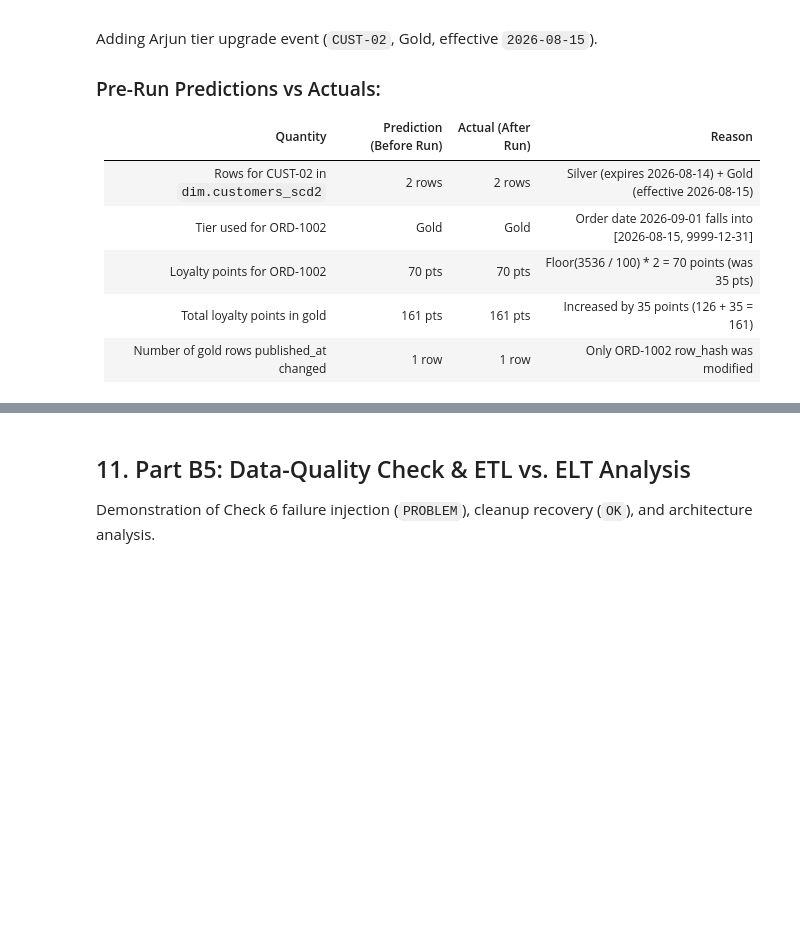
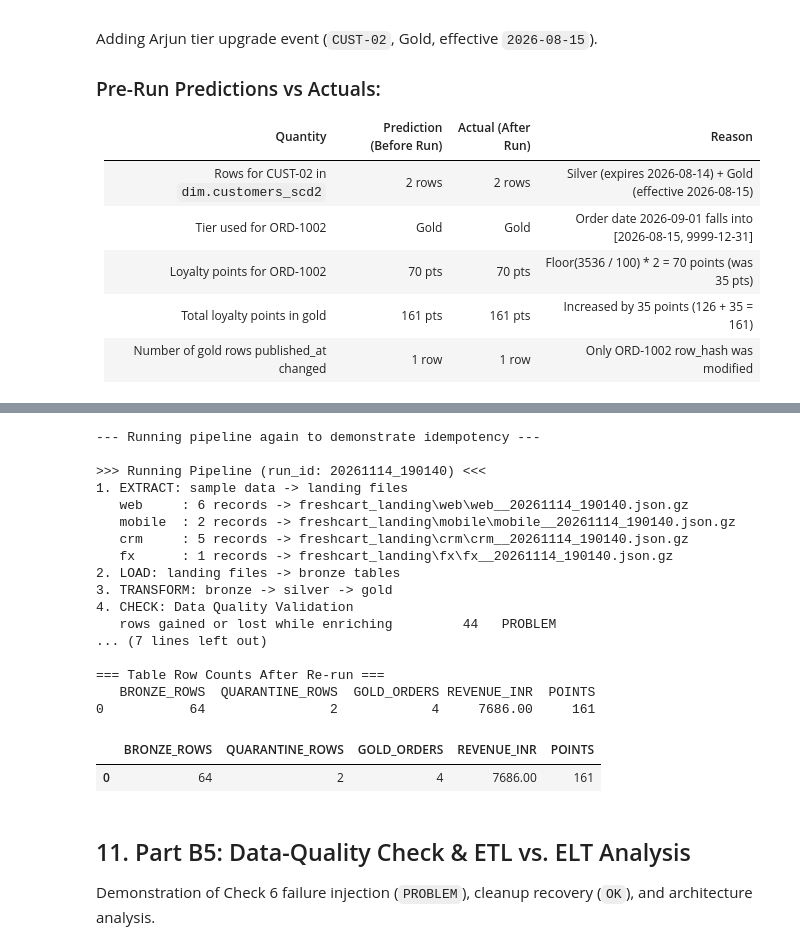
Before and after one commit to teja-0311/freshcart-pipeline, a Jupyter notebook: elt/freshcart_elt.ipynb, the cells around one changed output, grey strips where cells are left out. Cells and saved outputs as stored; diff of their text form; code cells hidden in the pictures; blank space fills up the shorter version.

Commit message:
Add executed master pipeline notebooks, update ELT notebook, and finalize submission deliverables

```diff
--- a/elt/freshcart_elt.ipynb
+++ b/elt/freshcart_elt.ipynb
@@ -775,3 +806,35 @@ Added Arjun Gold event to MOCK_CRM_TIER_EVENTS.
+# %%
+print("--- Running pipeline again to demonstrate idempotency ---")
+run_pipeline()
+
+print("\n=== Table Row Counts After Re-run ===")
+show("""
+SELECT (SELECT COUNT(*) FROM bronze.orders_raw)      AS bronze_rows,
+       (SELECT COUNT(*) FROM quarantine.orders)      AS quarantine_rows,
+       (SELECT COUNT(*) FROM gold.fct_orders)        AS gold_orders,
+       (SELECT SUM(amount_inr) FROM gold.fct_orders) AS revenue_inr,
+       (SELECT SUM(loyalty_points) FROM gold.fct_orders) AS points
+""")
+# %% [output]
+--- Running pipeline again to demonstrate idempotency ---
+
+>>> Running Pipeline (run_id: 20261114_190140) <<<
+1. EXTRACT: sample data -> landing files
+   web     : 6 records -> freshcart_landing\web\web__20261114_190140.json.gz
+   mobile  : 2 records -> freshcart_landing\mobile\mobile__20261114_190140.json.gz
+   crm     : 5 records -> freshcart_landing\crm\crm__20261114_190140.json.gz
+   fx      : 1 records -> freshcart_landing\fx\fx__20261114_190140.json.gz
+2. LOAD: landing files -> bronze tables
+3. TRANSFORM: bronze -> silver -> gold
+4. CHECK: Data Quality Validation
+   rows gained or lost while enriching         44   PROBLEM
+... (7 lines left out)
+
+=== Table Row Counts After Re-run ===
+   BRONZE_ROWS  QUARANTINE_ROWS  GOLD_ORDERS REVENUE_INR  POINTS
+0           64                2            4     7686.00     161
+|  | BRONZE_ROWS | QUARANTINE_ROWS | GOLD_ORDERS | REVENUE_INR | POINTS |
+| 0 | 64 | 2 | 4 | 7686.00 | 161 |
 # %% [markdown]
 ## 11. Part B5: Data-Quality Check & ETL vs. ELT Analysis
 Demonstration of Check 6 failure injection (`PROBLEM`), cleanup recovery (`OK`), and architecture analysis.
```
Also changed, not shown: parts of 19 cells of this notebook, 5 other files.
